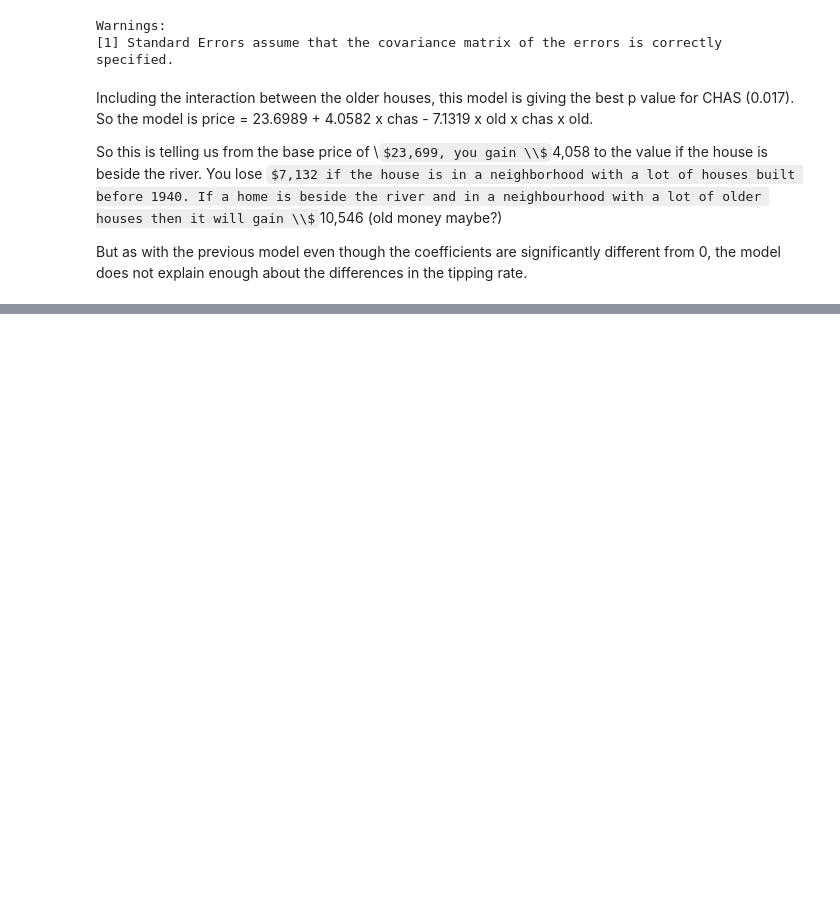
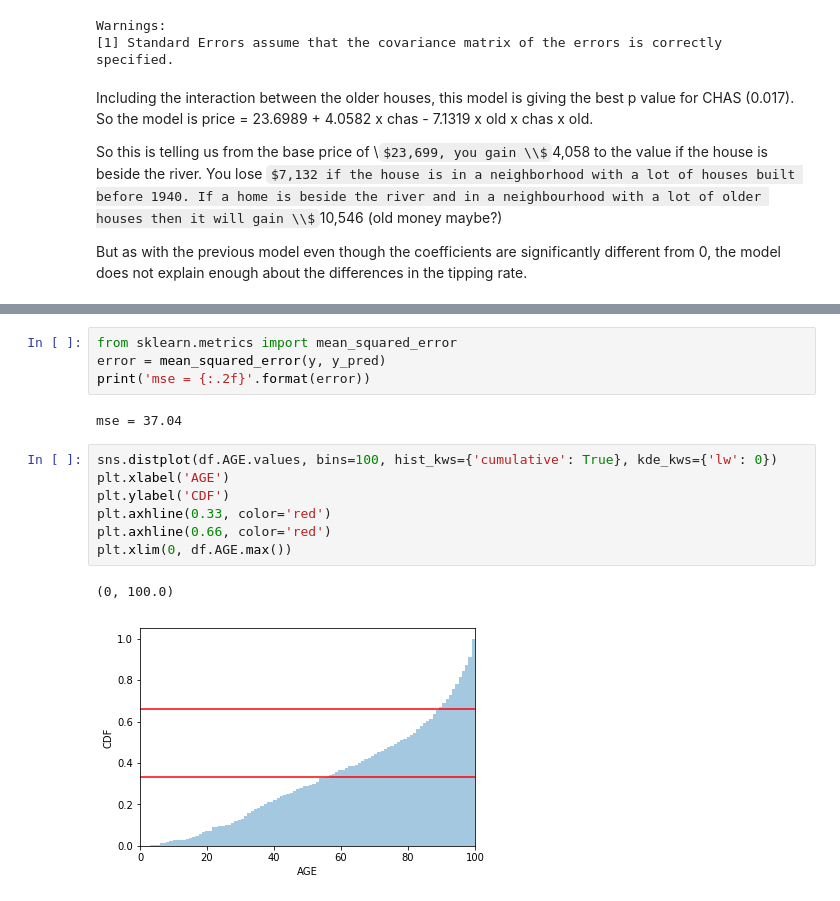
Before and after one commit to zoecahill1/machine-project, a Jupyter notebook: boston-dataset.ipynb, the cells around one changed output, grey strips where cells are left out. Saved outputs shown, nothing was run; the diff lists cells and outputs as text; some formulas as TeX source; blank space fills up the shorter version.

```diff
--- a/boston-dataset.ipynb
+++ b/boston-dataset.ipynb
@@ -643,0 +786,16 @@ But as with the previous model even though the coefficients are significantly di
+# %%
+from sklearn.metrics import mean_squared_error
+error = mean_squared_error(y, y_pred)
+print('mse = {:.2f}'.format(error))
+# %% [output]
+mse = 37.04
+# %%
+sns.distplot(df.AGE.values, bins=100, hist_kws={'cumulative': True}, kde_kws={'lw': 0})
+plt.xlabel('AGE')
+plt.ylabel('CDF')
+plt.axhline(0.33, color='red')
+plt.axhline(0.66, color='red')
+plt.xlim(0, df.AGE.max())
+# %% [output]
+(0, 100.0)
+[figure, added]
```
Also changed, not shown: parts of 21 cells of this notebook.
